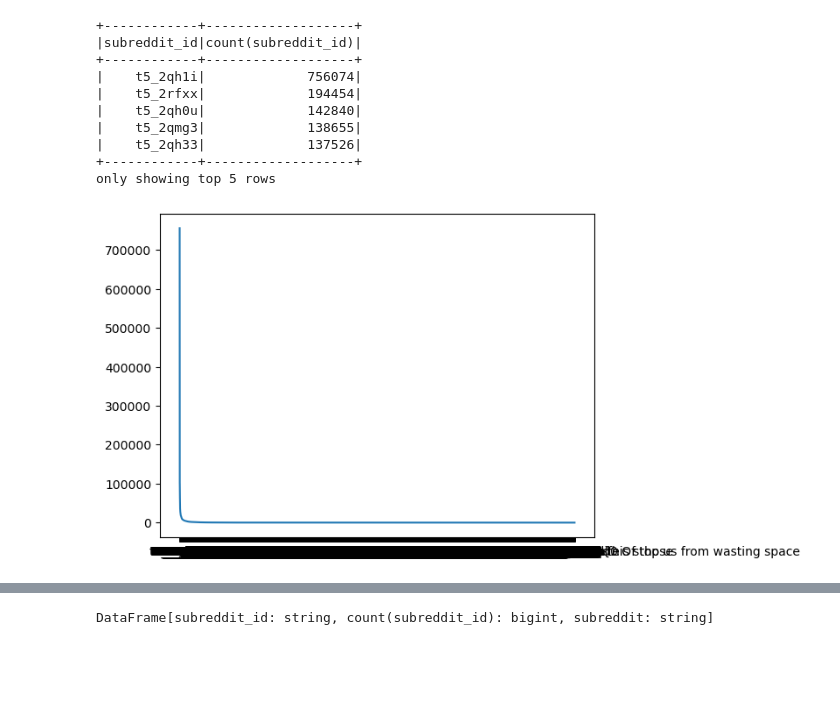
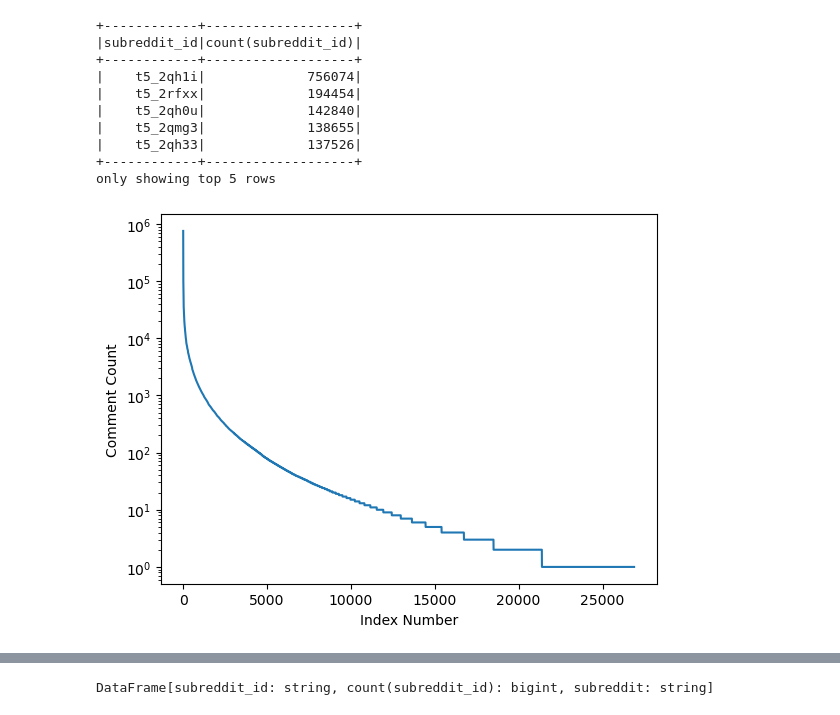
Before and after one commit to bmfeciura/ds5110-project, a Jupyter notebook: Jordan_subset.ipynb, the cells around one changed output, grey strips where cells are left out. Saved outputs shown, nothing was run; the diff lists cells and outputs as text; code cells hidden in the pictures; blank space fills up the shorter version.

```diff
--- a/Jordan_subset.ipynb
+++ b/Jordan_subset.ipynb
@@ -95,10 +95,15 @@ only showing top 5 rows
 # %%
 import matplotlib.pyplot as plt
 pd_df = top_sr.toPandas()
-plt.plot(pd_df['subreddit_id'],pd_df['count(subreddit_id)'])
+plt.plot(pd_df.index,pd_df['count(subreddit_id)'])
+plt.yscale("log")
+
+plt.xlabel("Index Number")
+plt.ylabel("Comment Count")
+
 plt.show()
 # %% [output]
-[figure, old version]
+[figure, new version]
 # %%
 import matplotlib.pyplot as plt
 pd_df = top_sr.toPandas()
```
Also changed, not shown: parts of 5 cells of this notebook, 1 other file.
